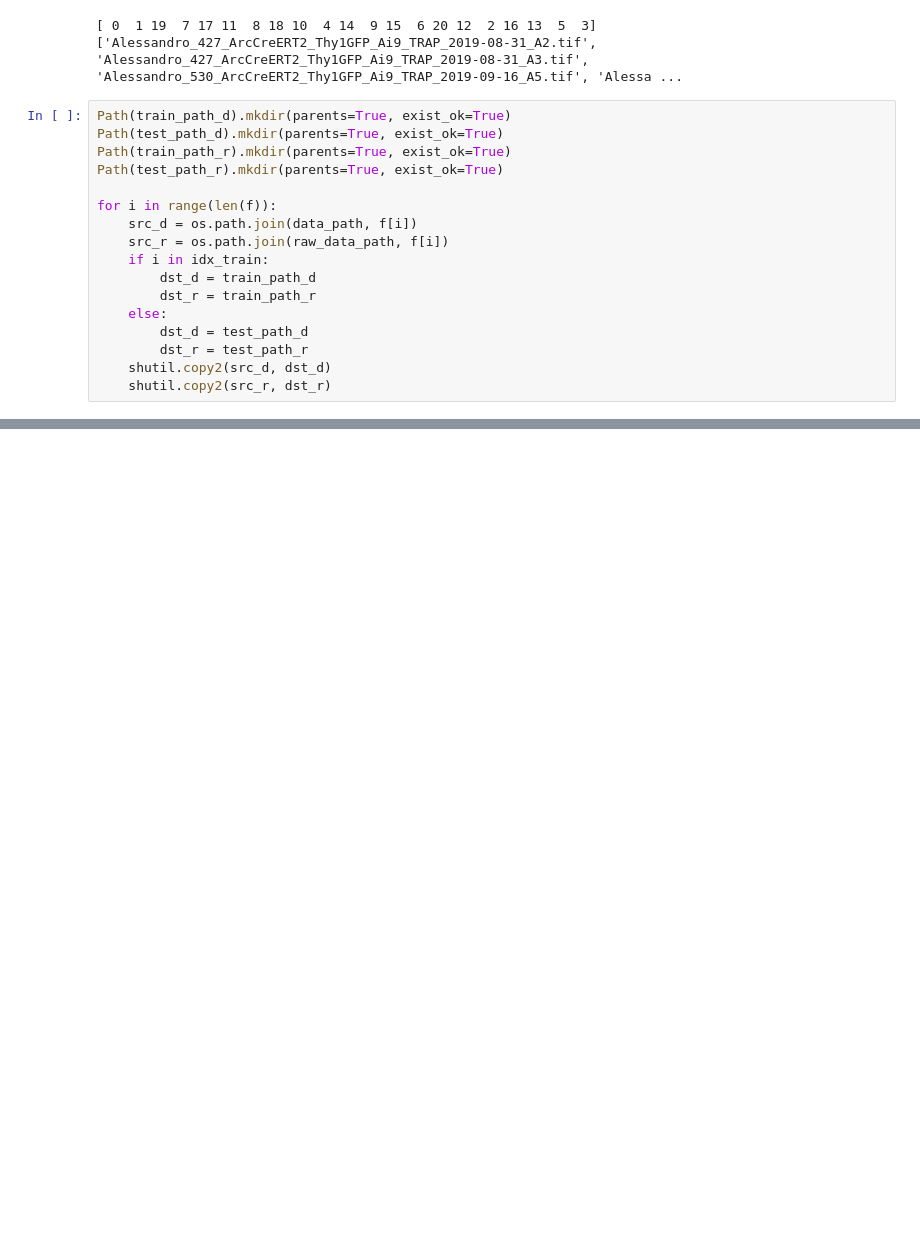
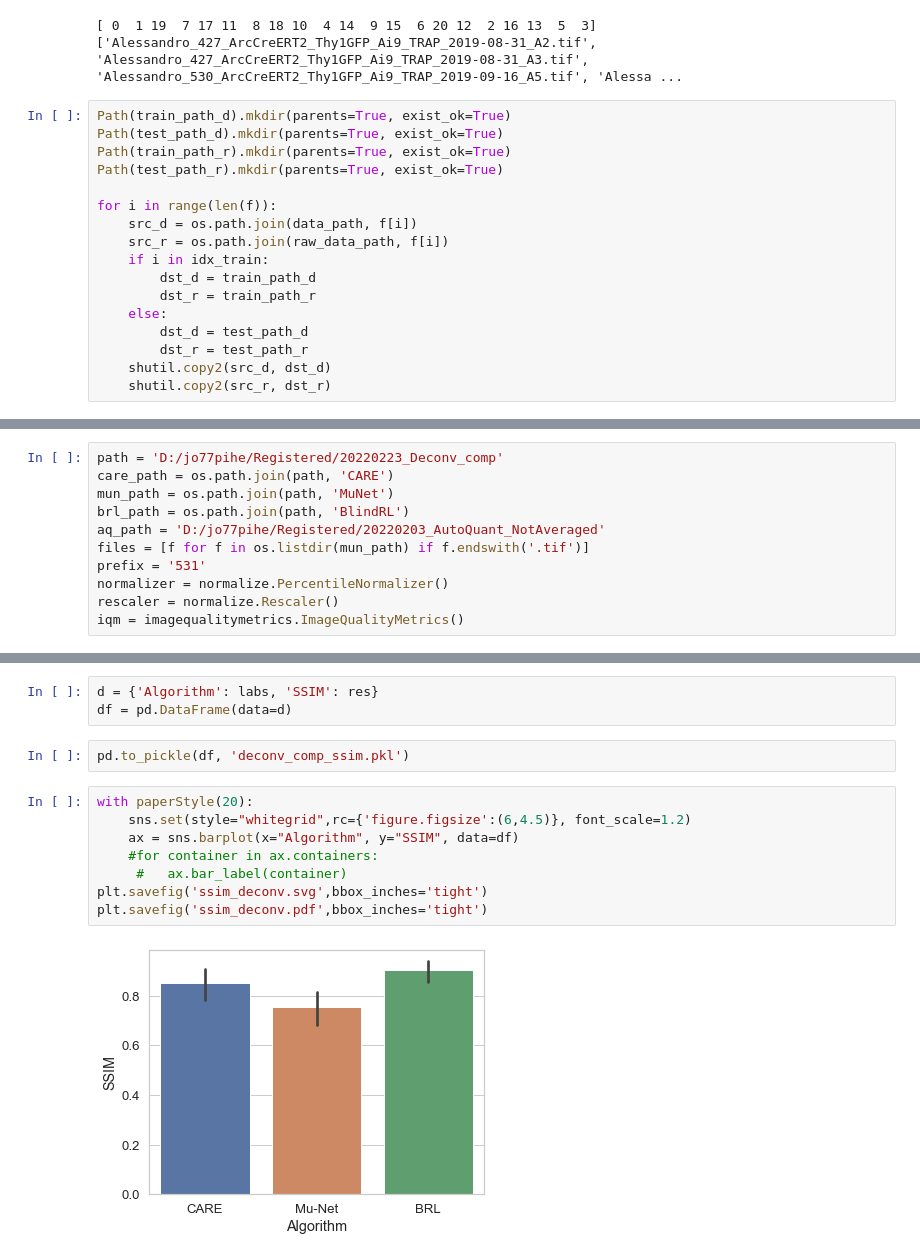
Before and after one commit to ankilab/MasterThesis_OfSpinesAndDendrites, a Jupyter notebook: Thesis_Experiments/Deconvolution.ipynb, the cells around one changed output, grey strips where cells are left out. Cells and saved outputs as stored; diff of their text form; blank space fills up the shorter version.

```diff
--- a/Thesis_Experiments/Deconvolution.ipynb
+++ b/Thesis_Experiments/Deconvolution.ipynb
@@ -45,0 +280,11 @@ for i in range(len(f)):
+# %%
+path = 'D:/jo77pihe/Registered/20220223_Deconv_comp'
+care_path = os.path.join(path, 'CARE')
+mun_path = os.path.join(path, 'MuNet')
+brl_path = os.path.join(path, 'BlindRL')
+aq_path = 'D:/jo77pihe/Registered/20220203_AutoQuant_NotAveraged'
+files = [f for f in os.listdir(mun_path) if f.endswith('.tif')]
+prefix = '531'
+normalizer = normalize.PercentileNormalizer()
+rescaler = normalize.Rescaler()
+iqm = imagequalitymetrics.ImageQualityMetrics()
@@ -45,0 +354,15 @@ for i in range(len(f)):
+# %%
+d = {'Algorithm': labs, 'SSIM': res}
+df = pd.DataFrame(data=d)
+# %%
+pd.to_pickle(df, 'deconv_comp_ssim.pkl')
+# %%
+with paperStyle(20):
+    sns.set(style="whitegrid",rc={'figure.figsize':(6,4.5)}, font_scale=1.2)
+    ax = sns.barplot(x="Algorithm", y="SSIM", data=df)
+    #for container in ax.containers:
+     #   ax.bar_label(container)
+plt.savefig('ssim_deconv.svg',bbox_inches='tight')
+plt.savefig('ssim_deconv.pdf',bbox_inches='tight')
+# %% [output]
+[figure, added]
```
Also changed, not shown: parts of 42 cells of this notebook, 6 other files.
